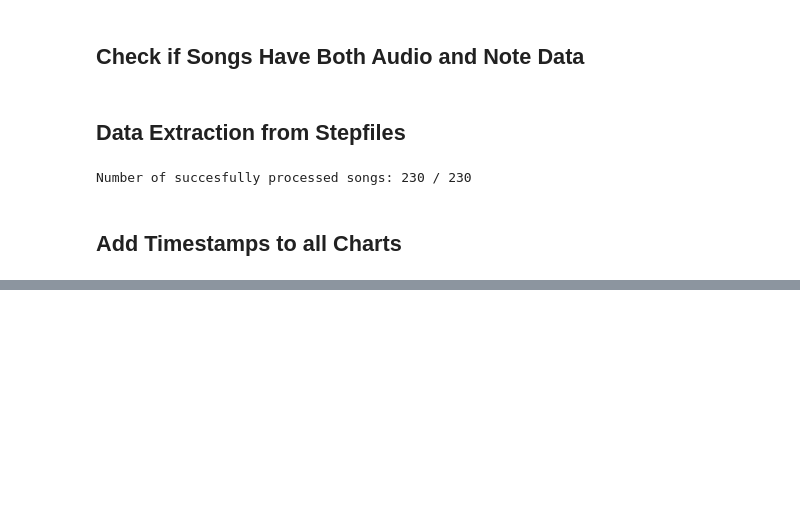
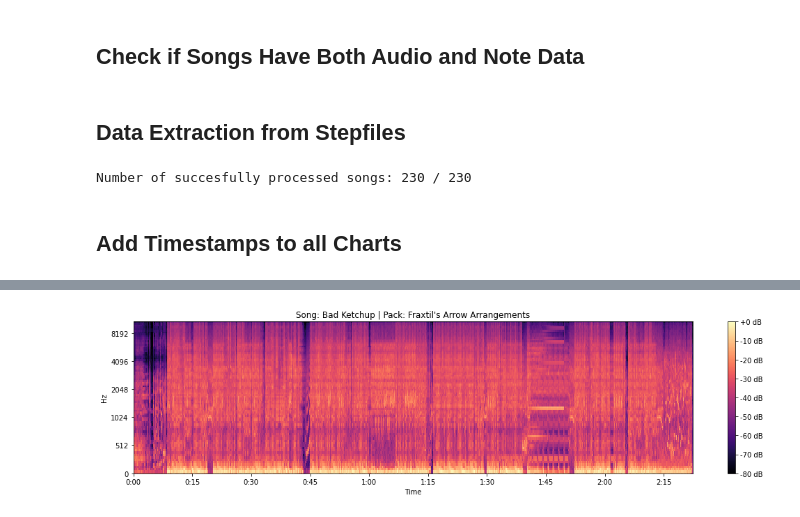
Before and after one commit to eddysanoli-galileo/Statistical-Learning-II, a Jupyter notebook: Proyecto/DDC Revisited/Dance Dance Convolution - Revisited.ipynb, the cells around one changed output, grey strips where cells are left out. Drawn from its saved outputs; the diff is of its cells as text; code cells hidden in the pictures; blank space fills up the shorter version.

```diff
--- a/Proyecto/DDC Revisited/Dance Dance Convolution - Revisited.ipynb
+++ b/Proyecto/DDC Revisited/Dance Dance Convolution - Revisited.ipynb
@@ -292,20 +214,0 @@ audio_path
-# %%
-import librosa
-import librosa.display
-
-window_size = 23
-stride = 10
-n_mels = 80
-
-n_fft      = int(round(window_size * sample_rate / 1e3))
-hop_length = int(round(     stride * sample_rate / 1e3))
-
-audio, sample_rate = librosa.load(audio_path)
-
-# Escala de Mel
-
-S = librosa.feature.melspectrogram(audio, sr=sample_rate, n_fft=n_fft, hop_length=hop_length, n_mels=n_mels)
-plt.figure(figsize=(18,4))
-S_DB = librosa.power_to_db(S, ref=np.max)
-librosa.display.specshow(S_DB, sr=sample_rate, hop_length=hop_length, x_axis='time', y_axis='mel')
-plt.colorbar(format='%+2.0f dB')
@@ -318,0 +219,46 @@ S_DB.shape
+# %%
+pack_name = "Fraxtil's Arrow Arrangements"
+song_name = "Bad Ketchup"
+
+# Extract the path to the song's audio
+audio_path = audio_paths[pack_name][song_name][0]
+
+# Audio gets loaded
+raw_audio, sample_rate = librosa.load(audio_path)
+
+# Hyperparameters for Librosas's STFT
+# Both the window size and the stride are given in miliseconds.
+# "n_mels" consists of the number of frequency bins that the user after applying the "Mel Scale".
+# We use three different window sizes to capture different amounts of "detail" in the signal.
+window_sizes = [23, 46, 93]
+stride = 10
+n_mels = 80
+
+# 3D tensor for the all the STFT results after using each window size
+audio_data = []
+
+# For every window size (in ms)
+for window_size in window_sizes:
+
+    # Calculate parameters for Short Time Fourier Transform (STFT)
+    n_fft      = int(round(window_size * sample_rate / 1e3))
+    hop_length = int(round(     stride * sample_rate / 1e3))
+
+    # Spectrogram is generated
+    spectrogram = librosa.feature.melspectrogram(raw_audio, sr=sample_rate, n_fft=n_fft, hop_length=hop_length, n_mels=n_mels)
+
+    # Spectrogram gets scaled into decibels
+    spectrogram_db = librosa.power_to_db(spectrogram, ref=np.max)
+    audio_data.append(spectrogram_db.T)
+
+# Resize array to have the shape: (Time x N Mel x 3)
+audio_data = np.reshape(np.array(audio_data), (-1, n_mels, 3))
+
+# Final spectrogram visualization
+plt.figure(figsize=(18,4))
+librosa.display.specshow(spectrogram_db, sr=sample_rate, hop_length=hop_length, x_axis='time', y_axis='mel')
+plt.colorbar(format='%+2.0f dB')
+plt.title(f"Song: {song_name} | Pack: {pack_name}")
+plt.show()
+# %% [output]
+[figure, added]
```
Also changed, not shown: parts of 7 cells of this notebook.
